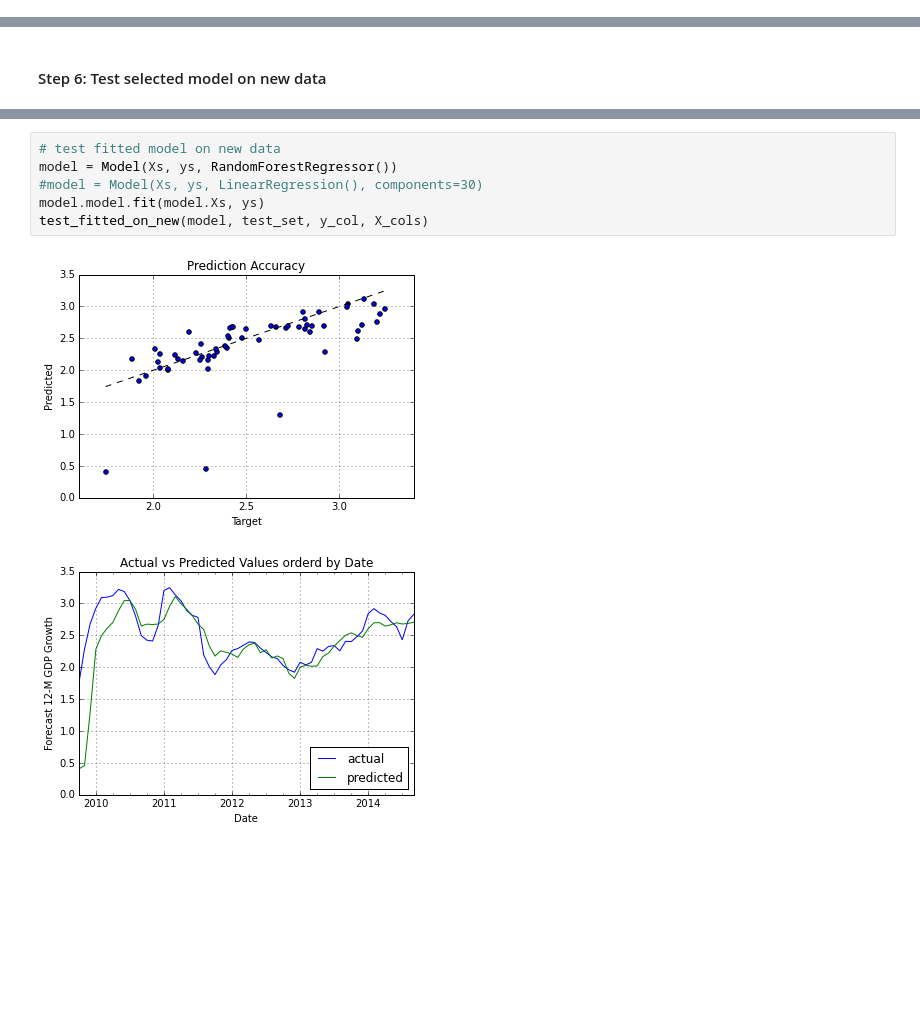
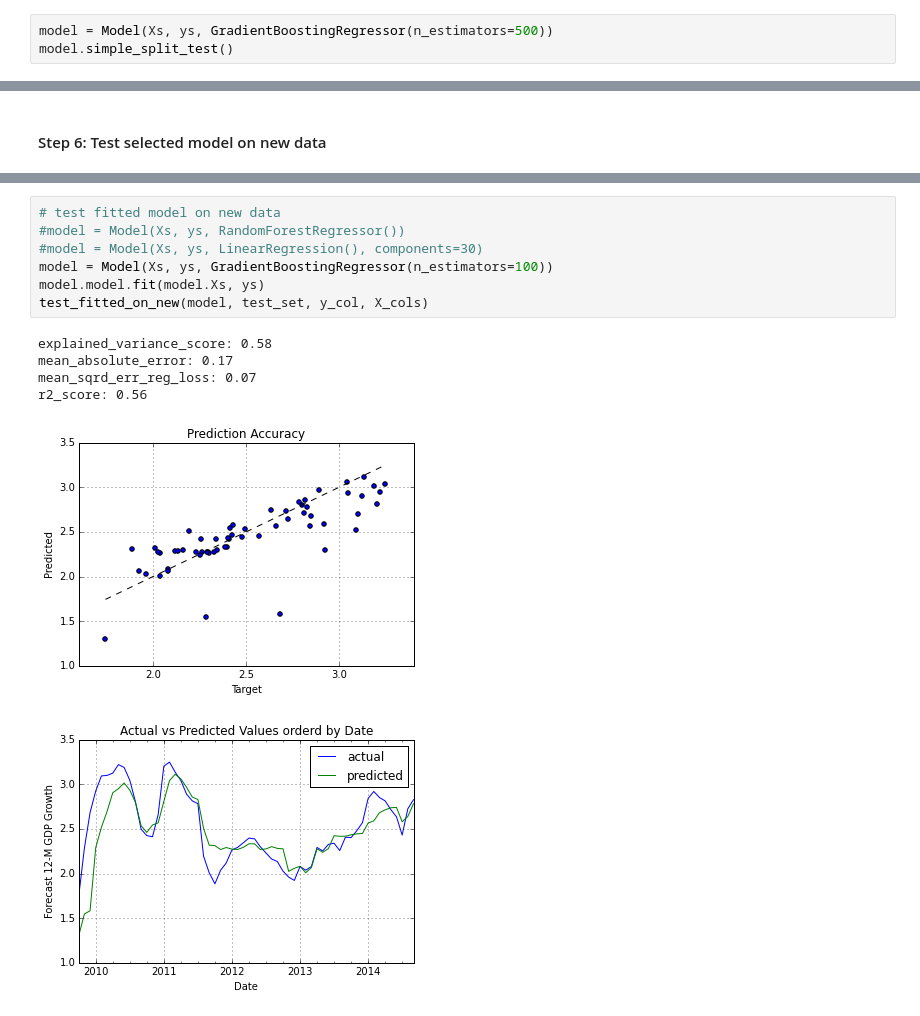
Before and after one commit to rhouck/gdp, a Jupyter notebook: Predict GDP Forecasts.ipynb, the cells around one changed output, grey strips where cells are left out. Saved outputs shown, nothing was run; the diff lists cells and outputs as text; blank space fills up the shorter version.

Commit message:
updated copy, added gradient boosting regressor

```diff
--- a/Predict GDP Forecasts.ipynb
+++ b/Predict GDP Forecasts.ipynb
@@ -503,0 +547,3 @@ r2_score: 0.83
+# %%
+model = Model(Xs, ys, GradientBoostingRegressor(n_estimators=500))
+model.simple_split_test()
@@ -554,10 +605,15 @@ def test_fitted_on_new(model, test_set, y_col, X_cols):
     actual_vs_predicted_over_time(model, test_set, y_col, X_cols)
 # %%
 # test fitted model on new data
-model = Model(Xs, ys, RandomForestRegressor())
+#model = Model(Xs, ys, RandomForestRegressor())
 #model = Model(Xs, ys, LinearRegression(), components=30)
+model = Model(Xs, ys, GradientBoostingRegressor(n_estimators=100))
 model.model.fit(model.Xs, ys)
 test_fitted_on_new(model, test_set, y_col, X_cols)
 # %% [output]
+explained_variance_score: 0.58
+mean_absolute_error: 0.17
+mean_sqrd_err_reg_loss: 0.07
+r2_score: 0.56
-[figure, old version]
+[figure, new version]
-[figure, old version]
+[figure, new version]
```
Also changed, not shown: parts of 12 cells of this notebook.
